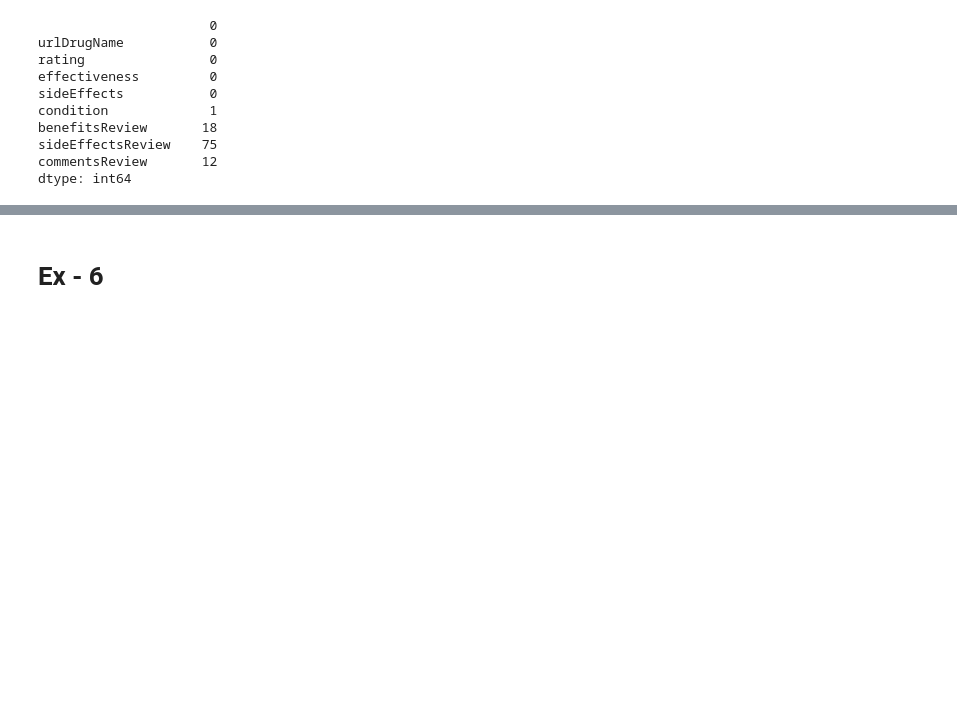
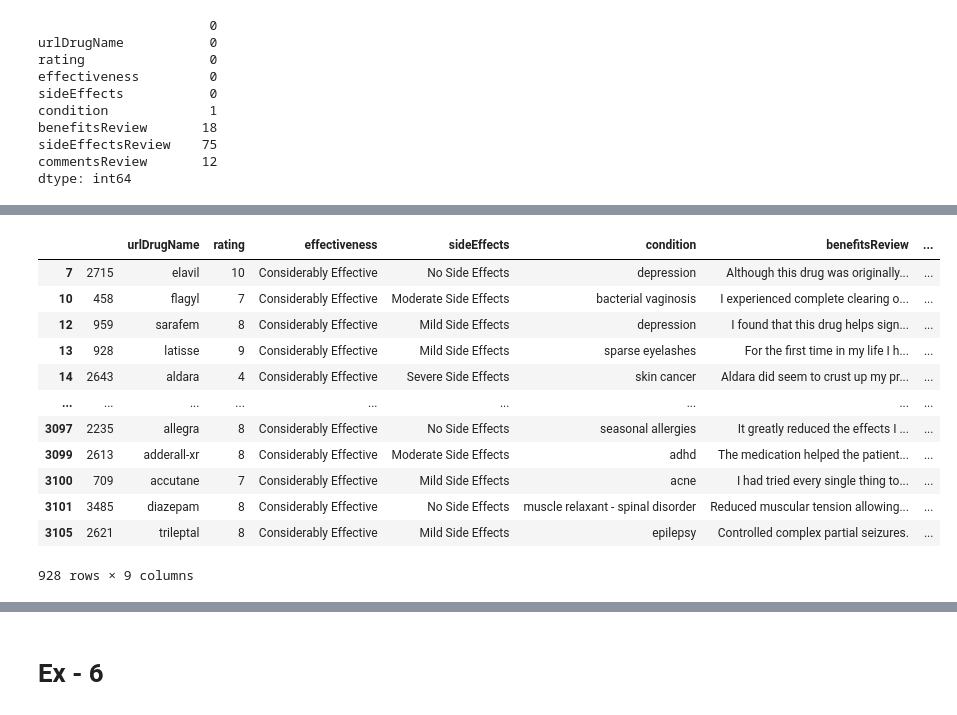
Before and after one commit to shakthishamruth/EDA, a Jupyter notebook: Exercises/ExercisesNotebook.ipynb, the cells around one changed output, grey strips where cells are left out. Saved outputs shown, nothing was run; the diff lists cells and outputs as text; code cells hidden in the pictures; blank space fills up the shorter version.

```diff
--- a/Exercises/ExercisesNotebook.ipynb
+++ b/Exercises/ExercisesNotebook.ipynb
@@ -136,0 +162,16 @@ dtype: int64
+# %%
+drug_df[drug_df['effectiveness'] == 'Considerably Effective']
+# %% [output]
+|  |  | urlDrugName | rating | effectiveness | sideEffects | condition | benefitsReview | ... |
+| 7 | 2715 | elavil | 10 | Considerably Effective | No Side Effects | depression | Although this drug was originally... | ... |
+| 10 | 458 | flagyl | 7 | Considerably Effective | Moderate Side Effects | bacterial vaginosis | I experienced complete clearing o... | ... |
+| 12 | 959 | sarafem | 8 | Considerably Effective | Mild Side Effects | depression | I found that this drug helps sign... | ... |
+| 13 | 928 | latisse | 9 | Considerably Effective | Mild Side Effects | sparse eyelashes | For the first time in my life I h... | ... |
+| 14 | 2643 | aldara | 4 | Considerably Effective | Severe Side Effects | skin cancer | Aldara did seem to crust up my pr... | ... |
+| ... | ... | ... | ... | ... | ... | ... | ... | ... |
+| 3097 | 2235 | allegra | 8 | Considerably Effective | No Side Effects | seasonal allergies | It greatly reduced the effects I ... | ... |
+| 3099 | 2613 | adderall-xr | 8 | Considerably Effective | Moderate Side Effects | adhd | The medication helped the patient... | ... |
+| 3100 | 709 | accutane | 7 | Considerably Effective | Mild Side Effects | acne | I had tried every single thing to... | ... |
+| 3101 | 3485 | diazepam | 8 | Considerably Effective | No Side Effects | muscle relaxant - spinal disorder | Reduced muscular tension allowing... | ... |
+| 3105 | 2621 | trileptal | 8 | Considerably Effective | Mild Side Effects | epilepsy | Controlled complex partial seizures. | ... |
+928 rows × 9 columns
```
Also changed, not shown: parts of 4 cells of this notebook.
